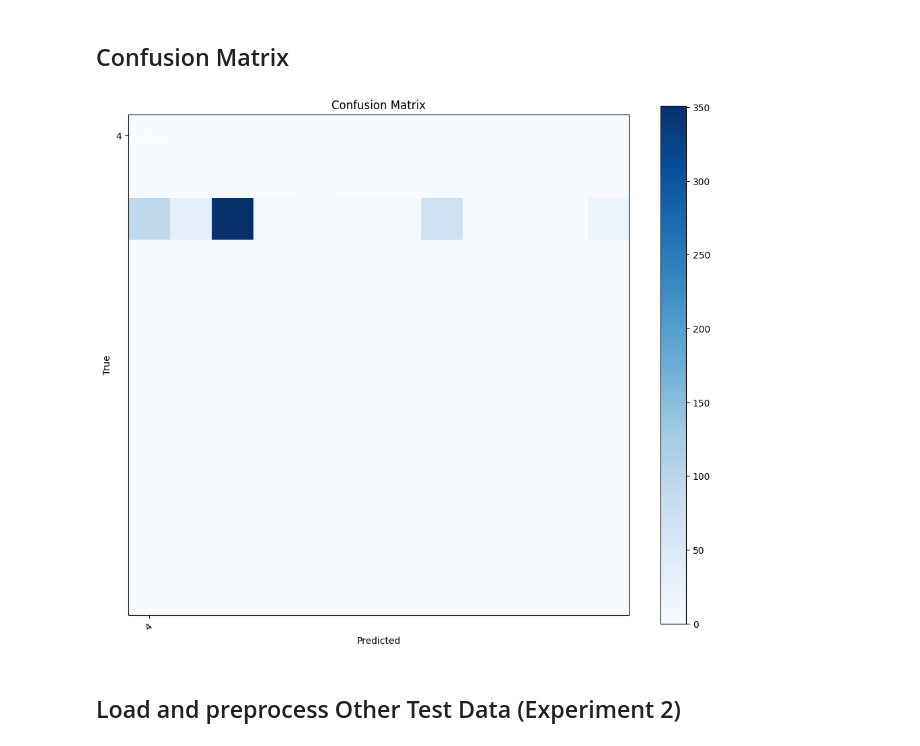
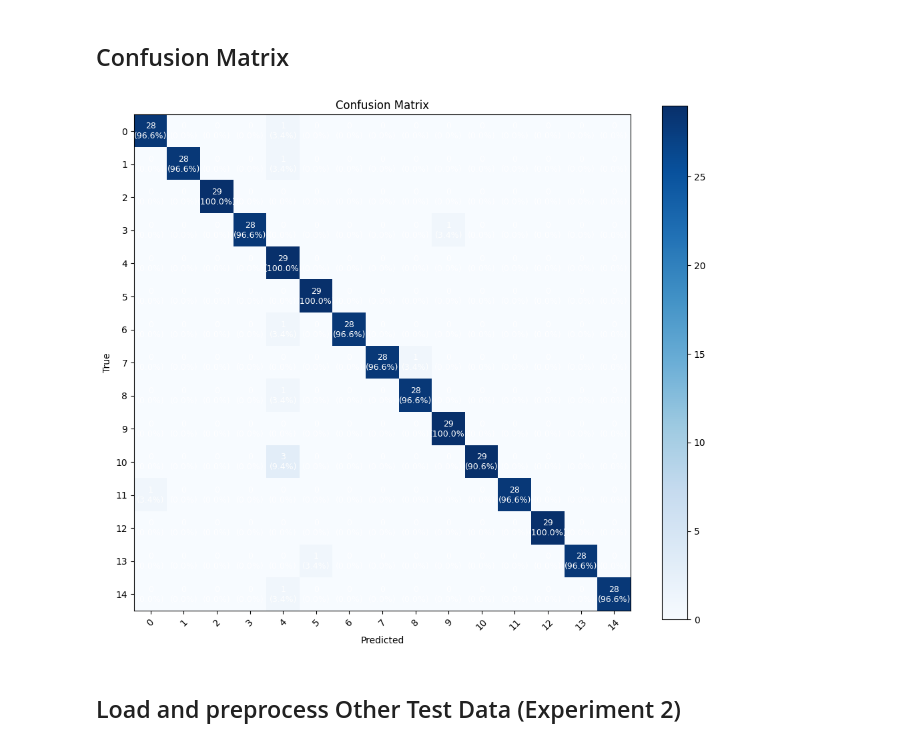
Before and after one commit to danimp94/PLASTICS-THz, a Jupyter notebook: src/scripts/notebook/Freq_Optimizacion_other_models.ipynb, the cells around one changed output. Drawn from its saved outputs; the diff is of its cells as text; code cells hidden in the pictures.

```diff
--- a/src/scripts/notebook/Freq_Optimizacion_other_models.ipynb
+++ b/src/scripts/notebook/Freq_Optimizacion_other_models.ipynb
@@ -143,3 +141,8 @@ train_set, test_set = train_test_split(df, test_size=0.15, random_state=42, stra
+# %%
+# train_set, test_set = train_test_split(df, test_size=0.2, random_state=42, stratify=df['Sample'])
+train_set, test_set = train_test_split(df, test_size=0.2, random_state=42)
+
+# stratify=df['Sample'] to keep the same proportion of samples in the train and test set
 # %%
 fig, ax = plt.subplots(1, 2, figsize=(16, 4))
 
@@ -181,10 +199,10 @@ train_ex['Sample'].nunique()
 # %%
 # Introduce Frequency values as input variables
-train_set_test = freq_as_variable(train_set, data_percentage=0.5)
-test_set_test = freq_as_variable(test_set, data_percentage=0.5)
+train_set_test = freq_as_variable(train_set, data_percentage=3.7)
+test_set_test = freq_as_variable(test_set, data_percentage=3.7)
 train_set_test.head()
 test_set_test.head()
 
-# Save the processed data to a CSV file
-# output_path = 'C:/Users/Danim/Documents/GitHub/PIC-PAPER-01/data/experiment_1_plastics/processed_27s/training_file/test.csv'
-# df.to_csv(output_path, sep = ';', index=False)
+#Save the processed data to a CSV file
+output_path = 'C:/Users/Danim/Documents/GitHub/PIC-PAPER-01/data/experiment_1_plastics/processed_27s/training_file/test.csv'
+train_set_test.to_csv(output_path, sep = ';', index=False)
@@ -289,6 +314,11 @@ seed = set_seed(42)
 
 # print(f'input_size: {input_size}, output_size: {output_size}')
 # print(X_train, y_train)
+
+# Reduce the number of features to the first 50
+X_train = X_train.iloc[:, :51]
+X_test = X_test.iloc[:, :51]
+
 
 # Define Random Forest model
 rf_model = RandomForestClassifier(n_estimators=10, criterion= 'gini' , random_state=seed)
@@ -306,12 +336,12 @@ rf_model = RandomForestClassifier(n_estimators=10, criterion= 'gini' , random_st
 # Train the model
 rf_model.fit(X_train, y_train)
 
+# Predictions
+y_pred = rf_model.predict(X_test)
 
-# Predictions
-# y_pred = rf_model.predict(X_test)
-y_pred = rf_model.predict(X_new_sample)
-y_test_original = y_test.copy()
-y_test = y_new_sample
+# y_pred = rf_model.predict(X_new_sample)
+# y_test_original = y_test.copy()
+# y_test = y_new_sample
 
 # # Create a DataFrame to compare
 # df_comparison = pd.DataFrame({'Actual': y_test, 'Predicted': y_pred})
@@ -340,9 +370,9 @@ feature_names = X_train.columns
 feature_importances_df = pd.DataFrame({'Feature': feature_names, 'Importance': feature_importances})
 feature_importances_df = feature_importances_df.sort_values('Importance', ascending=False)
 print(feature_importances_df.head(25))
-
-
-
+plt.figure(figsize=(10, 6))
+plt.barh(feature_importances_df['Feature'][:25], feature_importances_df['Importance'][:25])
+plt.xlabel('Importance')
 
 
 # Log metrics wandb
@@ -370,24 +402,24 @@ F1: 0.8281389136242209
 # %%
 # Confusion matrix with matplotlib
 conf_matrix = confusion_matrix(y_test, y_pred)
 plt.figure(figsize=(12, 10))
 plt.imshow(conf_matrix, cmap='Blues')
 plt.title('Confusion Matrix')
 plt.colorbar()
-plt.xticks(np.arange(len(np.unique(y_test_original))), np.unique(y_test_original), rotation=45)
-plt.yticks(np.arange(len(np.unique(y_test_original))), np.unique(y_test_original))
+plt.xticks(np.arange(len(np.unique(y_test))), np.unique(y_test), rotation=45)
+plt.yticks(np.arange(len(np.unique(y_test))), np.unique(y_test))
 plt.ylabel('True')
 plt.xlabel('Predicted')
 for i in range(len(np.unique(y_test))):
     for j in range(len(np.unique(y_test))):
         plt.text(j, i, f'{conf_matrix[i, j]}\n({conf_matrix[i, j] / np.sum(conf_matrix, axis=1)[i] * 100:.1f}%)',
                 horizontalalignment="center",
                 verticalalignment="center",
                 fontsize=9,
                 ha='center', va='center', color='white')
 plt.show()
 # %% [output]
-[figure, old version]
+[figure, new version]
 # %% [markdown]
 ## Load and preprocess Other Test Data (Experiment 2)
 # %%
```
Also changed, not shown: parts of 10 cells of this notebook.
